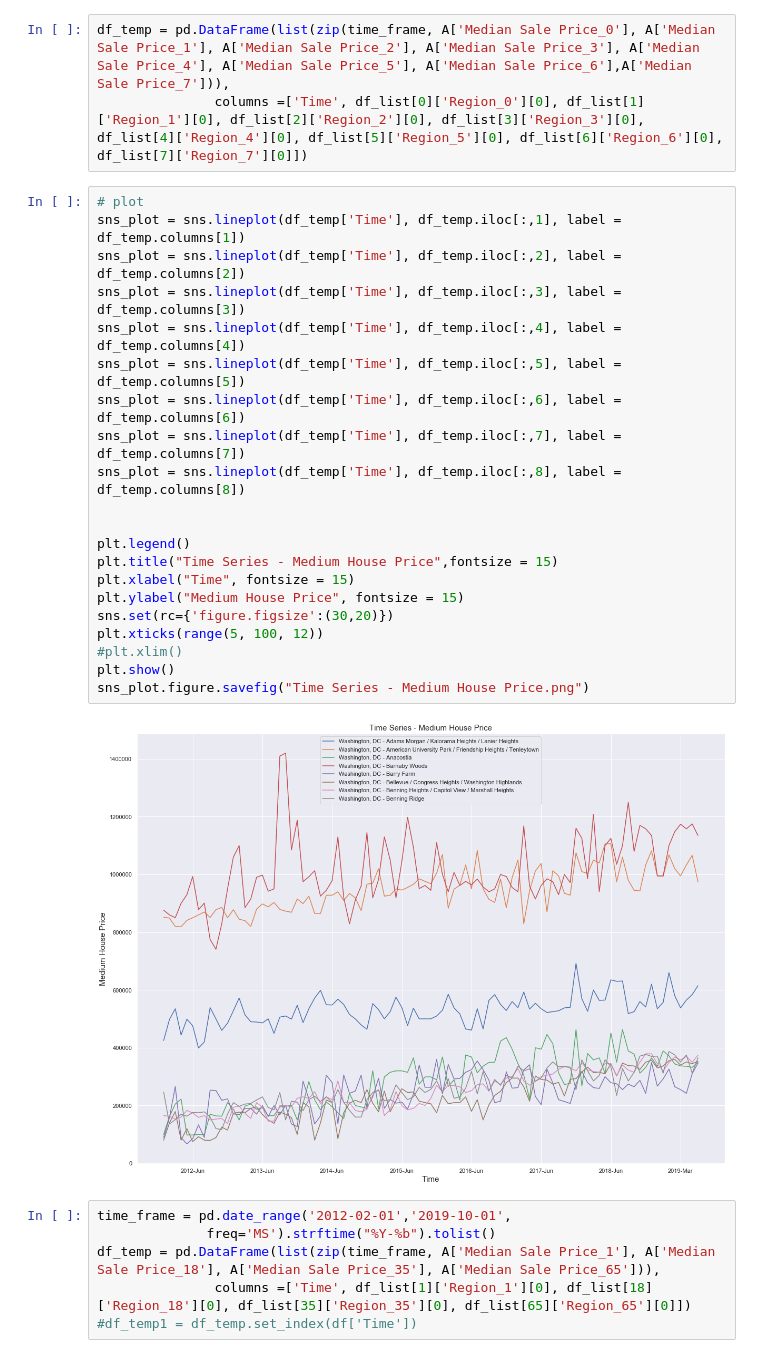
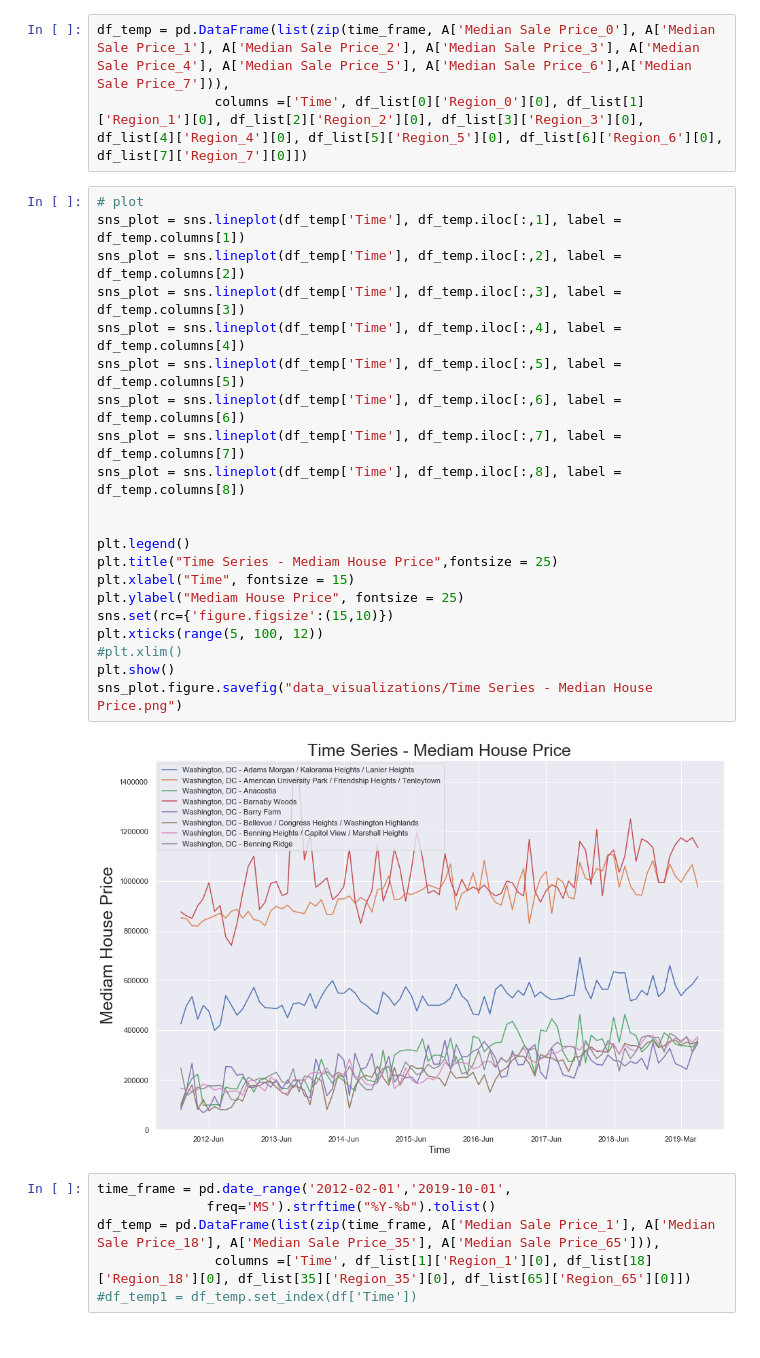
Before and after one commit to iuniorhsiung/mod3_project_DC_housing_price, a Jupyter notebook: DC_house_price_MasterFile.ipynb, the cells around one changed output. Drawn from its saved outputs; the diff is of its cells as text.

```diff
--- a/DC_house_price_MasterFile.ipynb
+++ b/DC_house_price_MasterFile.ipynb
@@ -251,26 +251,26 @@ df_temp = pd.DataFrame(list(zip(time_frame, A['Median Sale Price_0'], A['Median
 # %%
 # plot
 sns_plot = sns.lineplot(df_temp['Time'], df_temp.iloc[:,1], label = df_temp.columns[1])
 sns_plot = sns.lineplot(df_temp['Time'], df_temp.iloc[:,2], label = df_temp.columns[2])
 sns_plot = sns.lineplot(df_temp['Time'], df_temp.iloc[:,3], label = df_temp.columns[3])
 sns_plot = sns.lineplot(df_temp['Time'], df_temp.iloc[:,4], label = df_temp.columns[4])
 sns_plot = sns.lineplot(df_temp['Time'], df_temp.iloc[:,5], label = df_temp.columns[5])
 sns_plot = sns.lineplot(df_temp['Time'], df_temp.iloc[:,6], label = df_temp.columns[6])
 sns_plot = sns.lineplot(df_temp['Time'], df_temp.iloc[:,7], label = df_temp.columns[7])
 sns_plot = sns.lineplot(df_temp['Time'], df_temp.iloc[:,8], label = df_temp.columns[8])
 
 
 plt.legend()
-plt.title("Time Series - Medium House Price",fontsize = 15)
+plt.title("Time Series - Mediam House Price",fontsize = 25)
 plt.xlabel("Time", fontsize = 15)
-plt.ylabel("Medium House Price", fontsize = 15)
-sns.set(rc={'figure.figsize':(30,20)})
+plt.ylabel("Mediam House Price", fontsize = 25)
+sns.set(rc={'figure.figsize':(15,10)})
 plt.xticks(range(5, 100, 12))
 #plt.xlim()
 plt.show()
-sns_plot.figure.savefig("Time Series - Medium House Price.png")
+sns_plot.figure.savefig("data_visualizations/Time Series - Median House Price.png")
 # %% [output]
-[figure, old version]
+[figure, new version]
 # %%
 time_frame = pd.date_range('2012-02-01','2019-10-01',
               freq='MS').strftime("%Y-%b").tolist()
```
Also changed, not shown: parts of 10 cells of this notebook.
